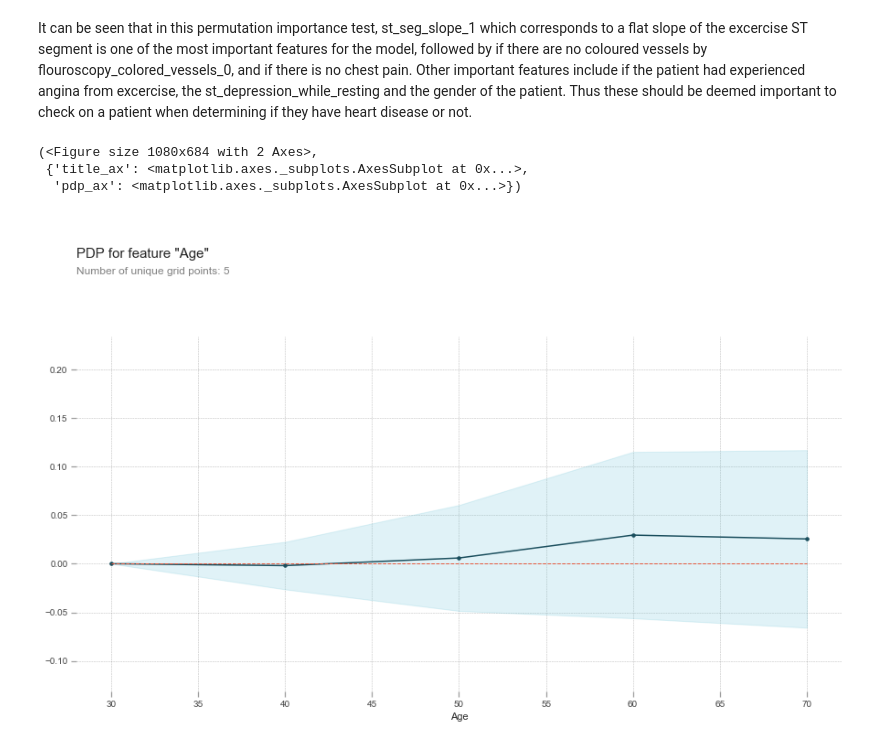
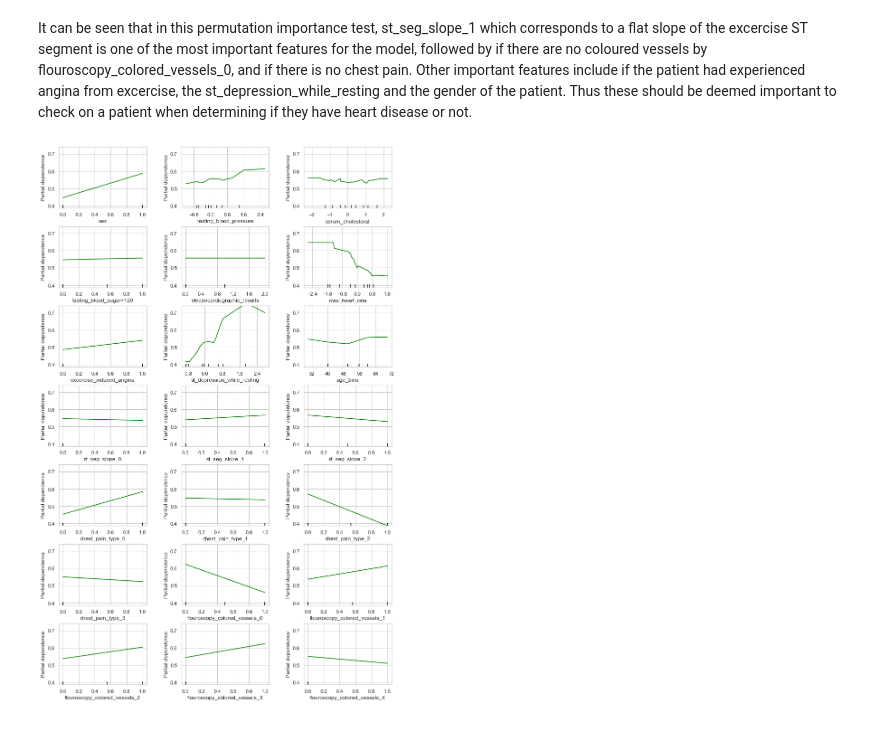
Before and after one commit to BenGOsborn/Heart-Disease-Classification, a Jupyter notebook: heart-disease-analysis.ipynb, the cells around one changed output. Cells and saved outputs as stored; diff of their text form; code cells hidden in the pictures.

```diff
--- a/heart-disease-analysis.ipynb
+++ b/heart-disease-analysis.ipynb
@@ -349,13 +349,10 @@ eli5.show_weights(perm, feature_names=valid_X.columns.tolist())  # Display the i
 | … 1 more … |  |
 # %% [markdown]
 It can be seen that in this permutation importance test, st_seg_slope_1 which corresponds to a flat slope of the excercise ST segment is one of the most important features for the model, followed by if there are no coloured vessels by flouroscopy_colored_vessels_0, and if there is no chest pain. Other important features include if the patient had experienced angina from excercise, the st_depression_while_resting and the gender of the patient. Thus these should be deemed important to check on a patient when determining if they have heart disease or not.
-# %%
-from pdpbox import pdp
-
-pdp_age = pdp.pdp_isolate(model=best_model, dataset=valid_X, model_features=valid_X.columns, feature='age_bins')
-pdp.pdp_plot(pdp_age, 'Age')
-# %% [output]
-(<Figure size 1080x684 with 2 Axes>,
- {'title_ax': <matplotlib.axes._subplots.AxesSubplot at 0x...>,
-  'pdp_ax': <matplotlib.axes._subplots.AxesSubplot at 0x...>})
-[figure, removed]
+# %%
+from sklearn.inspection import partial_dependence, plot_partial_dependence
+
+fig = plt.figure(figsize=(12, 30))
+plot_partial_dependence(best_model, valid_X, list(range(len(valid_X.columns))), fig=fig, feature_names=valid_X.columns)
+# %% [output]
+[figure, added]
```
Also changed, not shown: parts of 4 cells of this notebook, 1 other file.
